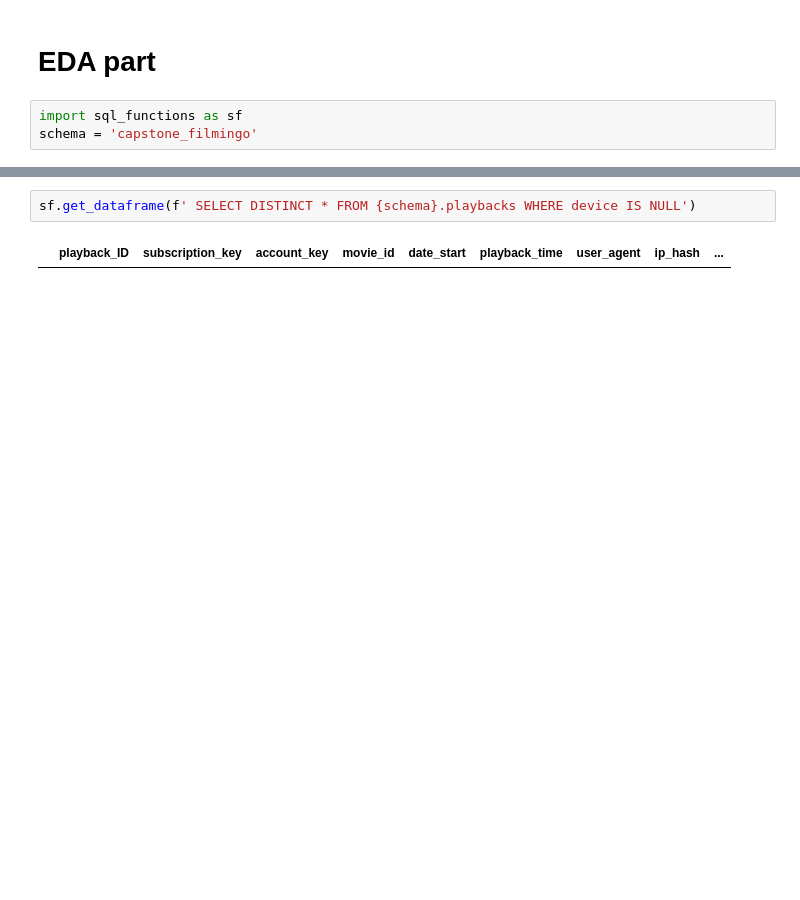
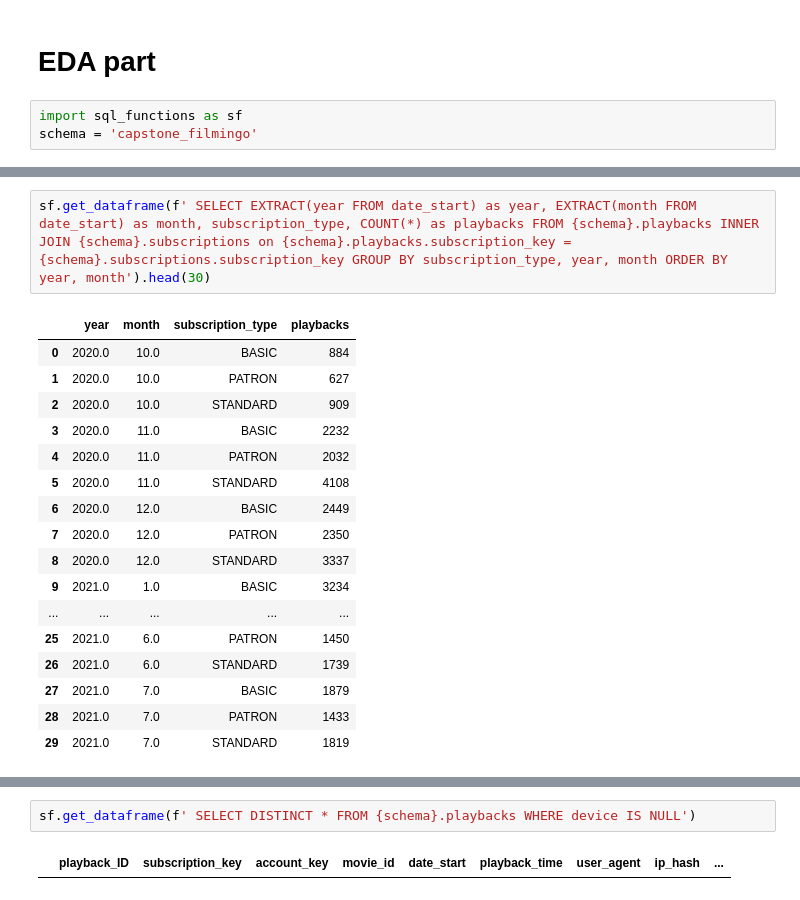
Before and after one commit to elisicke/Data-Analyst-Capstone-Project, a Jupyter notebook: EDA_phillipp.ipynb, the cells around one changed output, grey strips where cells are left out. Cells and saved outputs as stored; diff of their text form; blank space fills up the shorter version.

```diff
--- a/EDA_phillipp.ipynb
+++ b/EDA_phillipp.ipynb
@@ -114,0 +215,20 @@ schema = 'capstone_filmingo'
+# %%
+sf.get_dataframe(f' SELECT EXTRACT(year FROM date_start) as year, EXTRACT(month FROM date_start) as month, subscription_type, COUNT(*) as playbacks FROM {schema}.playbacks INNER JOIN {schema}.subscriptions on {schema}.playbacks.subscription_key = {schema}.subscriptions.subscription_key GROUP BY subscription_type, year, month ORDER BY year, month').head(30)
+# %% [output]
+|  | year | month | subscription_type | playbacks |
+| 0 | 2020.0 | 10.0 | BASIC | 884 |
+| 1 | 2020.0 | 10.0 | PATRON | 627 |
+| 2 | 2020.0 | 10.0 | STANDARD | 909 |
+| 3 | 2020.0 | 11.0 | BASIC | 2232 |
+| 4 | 2020.0 | 11.0 | PATRON | 2032 |
+| 5 | 2020.0 | 11.0 | STANDARD | 4108 |
+| 6 | 2020.0 | 12.0 | BASIC | 2449 |
+| 7 | 2020.0 | 12.0 | PATRON | 2350 |
+| 8 | 2020.0 | 12.0 | STANDARD | 3337 |
+| 9 | 2021.0 | 1.0 | BASIC | 3234 |
+| ... | ... | ... | ... | ... |
+| 25 | 2021.0 | 6.0 | PATRON | 1450 |
+| 26 | 2021.0 | 6.0 | STANDARD | 1739 |
+| 27 | 2021.0 | 7.0 | BASIC | 1879 |
+| 28 | 2021.0 | 7.0 | PATRON | 1433 |
+| 29 | 2021.0 | 7.0 | STANDARD | 1819 |
```
Also changed, not shown: parts of 20 cells of this notebook.
